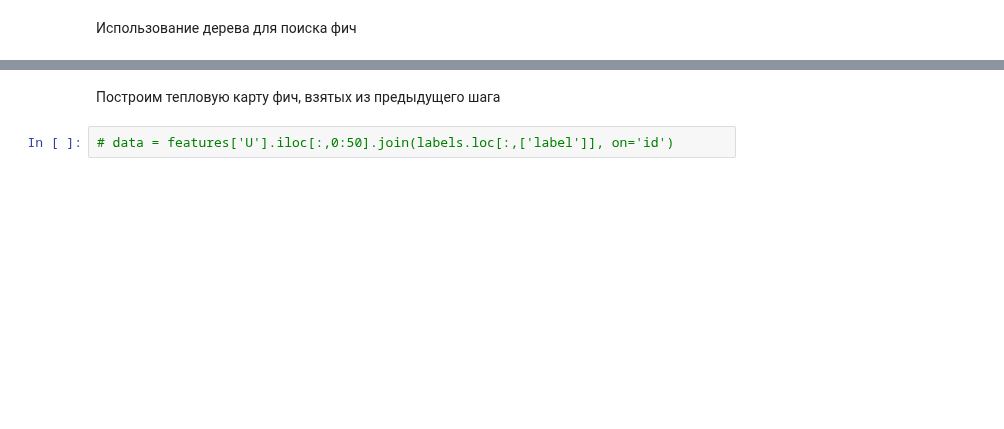
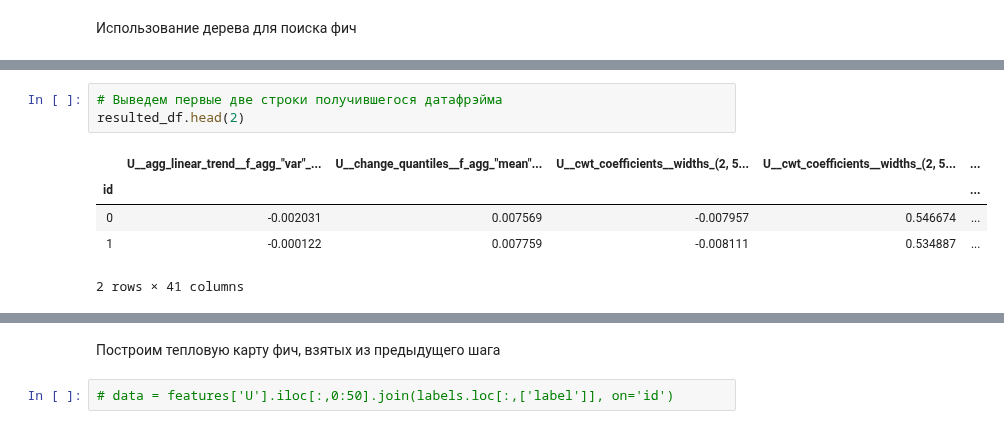
Before and after one commit to MaximSinyaev/master_degree, a Jupyter notebook: Data_processing.ipynb, the cells around one changed output, grey strips where cells are left out. Cells and saved outputs as stored; diff of their text form; blank space fills up the shorter version.

```diff
--- a/Data_processing.ipynb
+++ b/Data_processing.ipynb
@@ -196,0 +207,9 @@ for param in features:
+# %%
+# Выведем первые две строки получившегося датафрэйма
+resulted_df.head(2)
+# %% [output]
+|  | U__agg_linear_trend__f_agg_"var"_... | U__change_quantiles__f_agg_"mean"... | U__cwt_coefficients__widths_(2, 5... | U__cwt_coefficients__widths_(2, 5... | ... |
+| id |  |  |  |  | ... |
+| 0 | -0.002031 | 0.007569 | -0.007957 | 0.546674 | ... |
+| 1 | -0.000122 | 0.007759 | -0.008111 | 0.534887 | ... |
+2 rows × 41 columns
```
Also changed, not shown: parts of 24 cells of this notebook.
